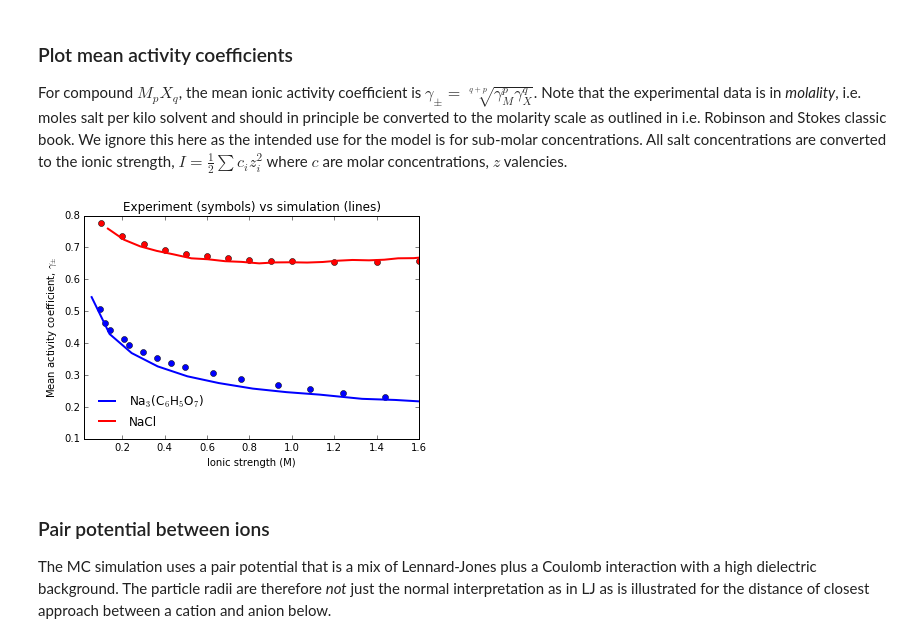
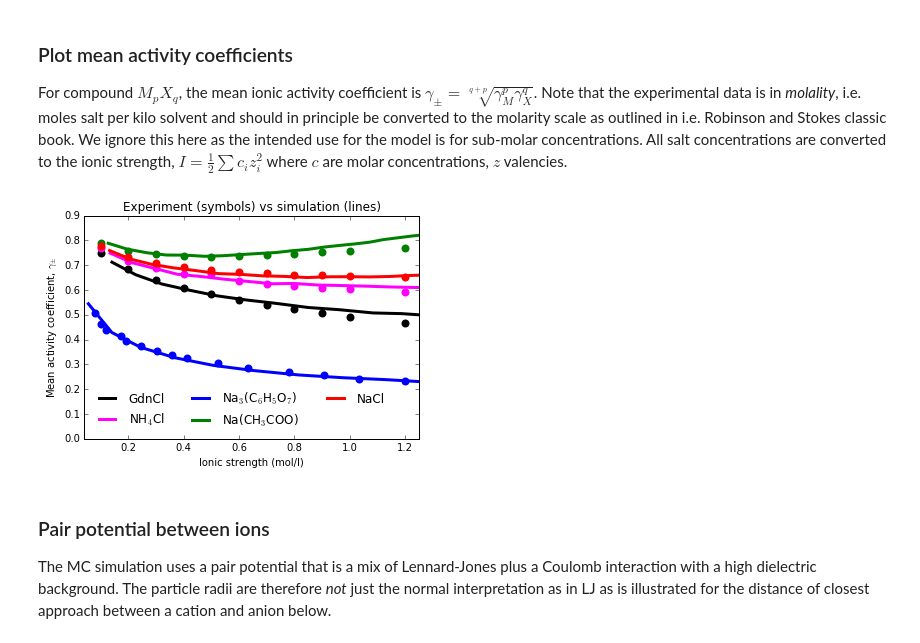
Before and after one commit to mlund/faunus-notebooks, a Jupyter notebook: activity-coefficients/excess.ipynb, the cells around one changed output. Saved outputs shown, nothing was run; the diff lists cells and outputs as text; code cells hidden in the pictures.

```diff
--- a/activity-coefficients/excess.ipynb
+++ b/activity-coefficients/excess.ipynb
@@ -71,7 +82,19 @@ salts = pd.Series(
         'Na3Cit' : pd.Series(
             dict(ion1='Na', ion2='Cit', n1=3, n2=1, z1=1, z2=-3, r1=2.3, r2=3.5, L=100,
                  activities=np.arange(0.005,0.1,0.005), exp='exp-na3cit-coeff.csv',
-                 color='blue', label=u'Na$_3$(C$_6$H$_5$O$_7$)' ) )
+                 color='blue', label=u'Na$_3$(C$_6$H$_5$O$_7$)' ) ),
+        'NaAc' : pd.Series(
+            dict(ion1='Na', ion2='Ac', n1=1, n2=1, z1=1, z2=-1, r1=2.3, r2=2.95, L=50,
+                 activities=np.arange(0.1,1.6,0.05), exp='exp-naac-coeff.csv',
+                 color='green', label=u'Na(CH$_3$COO)' ) ),
+        'NH4Cl' : pd.Series(
+            dict(ion1='NH4', ion2='Cl', n1=1, n2=1, z1=1, z2=-1, r1=1.75, r2=2.3, L=50,
+                 activities=np.arange(0.1,1.6,0.05), exp='exp-nh4cl-coeff.csv',
+                 color='magenta', label=u'NH$_4$Cl' ) ),
+        'GdnCl' : pd.Series(
+            dict(ion1='Gdn', ion2='Cl', n1=1, n2=1, z1=1, z2=-1, r1=0.55, r2=2.3, L=50,
+                 activities=np.arange(0.1,1.6,0.05), exp='exp-gdncl-coeff.csv',
+                 color='black', label=u'GdnCl' ) )
     }
 )
 # %%
@@ -184,33 +207,33 @@ For compound $M_pX_q$, the mean ionic activity coefficient is $ \gamma_{\pm} = \
 # %%
 %cd -q $workdir
 def ionicstrength(c, n1, n2, z1, z2):
     return 0.5*( n1*c*z1**2 + n2*c*z2**2 )
 
 def meanactivity(gA, gB, p, q):
     ''' mean ionic activity coefficient'''
     return ( gA**p * gB**q ) ** (1.0/(p+q))
 
 for salt, d in salts.iteritems():
-    # experiment
-    C, g = np.loadtxt(d.exp, delimiter=',', skiprows=1, unpack=True)
-    I = ionicstrength( C, d.n1, d.n2, d.z1, d.z2)
-    plt.plot(I, g, marker='o', ls='none', color=d.color)
+    # experiment (already tabulated as ionic strength)
+    I, g = np.loadtxt(d.exp, delimiter=',', skiprows=1, unpack=True)
+    plt.plot(I, g, marker='o', ls='none', ms=8, mew=0, color=d.color)
 
     # simulation
     g = meanactivity( np.array(d.g1), np.array(d.g2), d.n1, d.n2 )
     C = d.activities / g # molarity
     I = ionicstrength(C, d.n1, d.n2, d.z1, d.z2)
 
-    plt.plot( I, g, label=d.label, lw=2, color=d.color)
+    plt.plot( I, g, label=d.label, lw=3, color=d.color)
 
-plt.legend(loc=0, frameon=False)
+plt.legend(loc=0, frameon=False, ncol=3)
 plt.ylabel('Mean activity coefficient, $\gamma_{\pm}$')
-plt.xlabel('Ionic strength (M)')
-plt.xlim((0.02,1.6))
+plt.xlabel('Ionic strength (mol/l)')
+plt.xlim((0.04,1.25))
+plt.ylim((0,0.9))
 plt.title('Experiment (symbols) vs simulation (lines)')
 print('')
 # %% [output]
-[figure, old version]
+[figure, new version]
 # %% [markdown]
 ### Pair potential between ions
 
```
Also changed, not shown: parts of 13 cells of this notebook, 9 other files.
